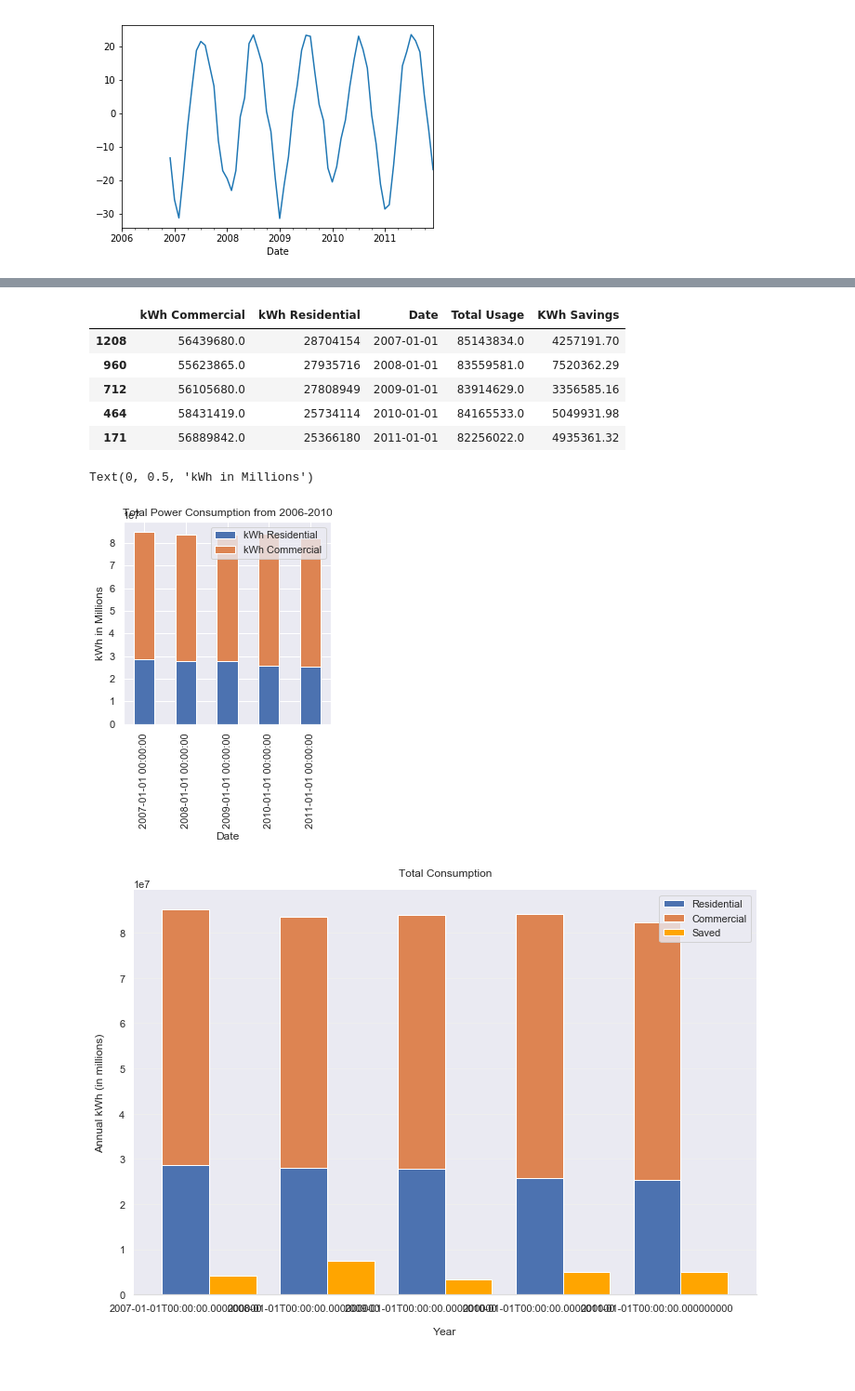
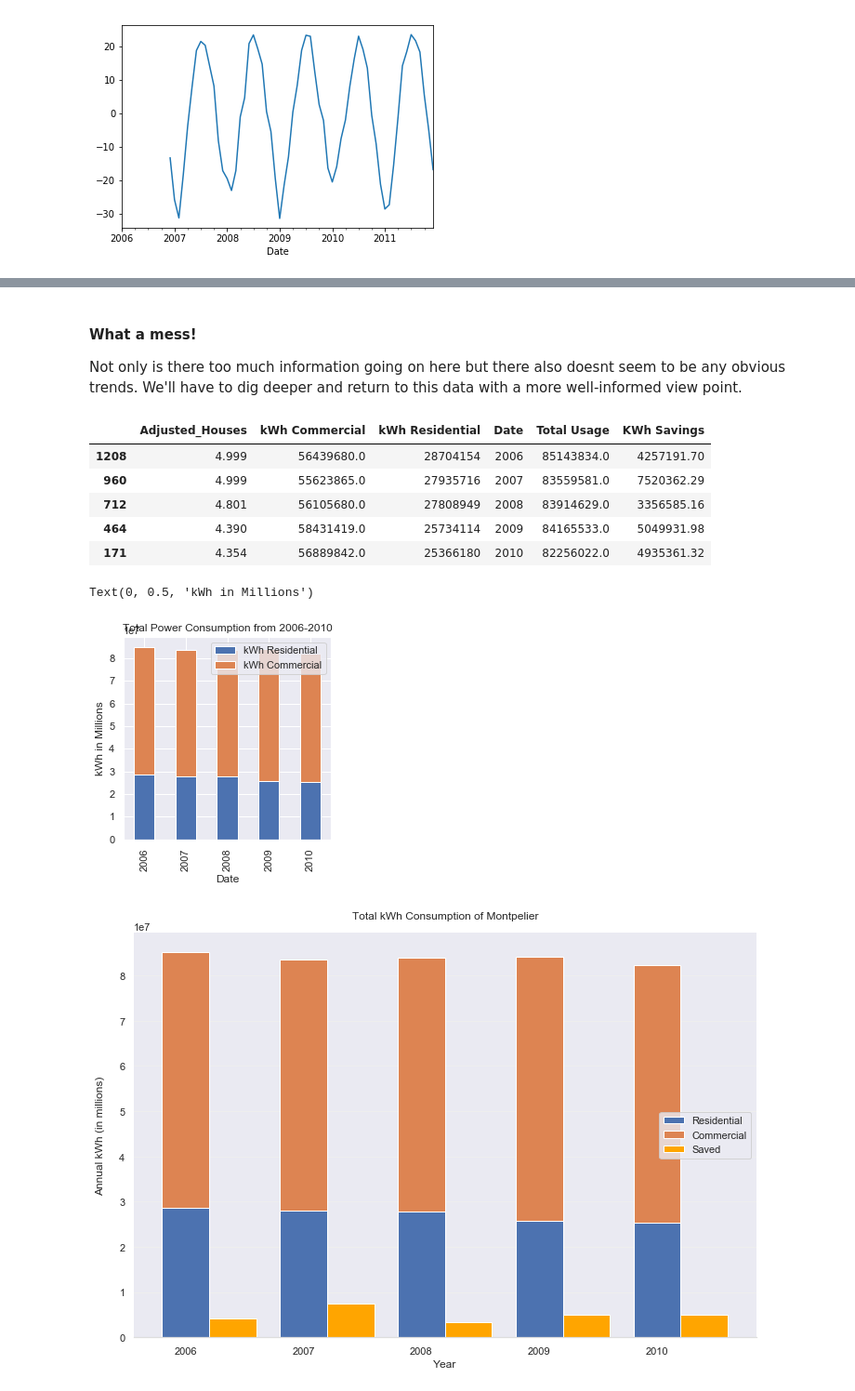
Before and after one commit to MarkEhler/VT_Energy_Analysis, a Jupyter notebook: burlington_energy.ipynb, the cells around one changed output, grey strips where cells are left out. Shown at 93% size. Cells and saved outputs as stored; diff of their text form; code cells hidden in the pictures.

```diff
--- a/burlington_energy.ipynb
+++ b/burlington_energy.ipynb
@@ -77,3 +70,7 @@ energy['Date'] = energy['Year'].apply(lambda x : x.split()[0])
+# %%
+# values are a summary of the previoius year.  To align properly with the weather data some transformations should done.
+energy['Date'] = energy['Year'].apply(lambda x : x.split()[0])
+energy['Date_'] = energy['Date'].apply(lambda x : int(x.split('/')[2]) - 1)
 # %%
 energy['Date'] = pd.to_datetime(energy['Date'])
 energy['%Savings_as_Float'] = energy['Savings as % of Usage'] * 0.01
@@ -134,3 +146,6 @@ joined_df.plot(figsize=(10,10));
+# %% [markdown]
+#### What a mess!
+Not only is there too much information going on here but there also doesnt seem to be any obvious trends.  We'll have to dig deeper and return to this data with a more well-informed view point.
 # %%
 # things id like to know
 # temp should be on a more sensitive scale / 10
@@ -144,9 +159,10 @@ joined_df.plot(figsize=(10,10));
 # group bars to show percent saved alongside
 sns.set()
 consumption = pd.DataFrame()
+consumption['Adjusted_Houses'] = energy['Number of Households']/1000
 consumption['kWh Commercial'] = energy['kWh Usage: Commercial']
 consumption['kWh Residential'] = energy['kWh Usage: Residential']
-consumption['Date'] = energy['Date']
+consumption['Date'] = energy['Date_']
 
 total_consumption = consumption.apply(lambda x: (x['kWh Commercial'] + x['kWh Residential']), axis=1)
 savings = total_consumption * energy['%Savings_as_Float']
@@ -156,52 +172,54 @@ consumption = consumption[::-1]
 
 consumption.head()
 # %% [output]
-|  | kWh Commercial | kWh Residential | Date | Total Usage | KWh Savings |
-| 1208 | 56439680.0 | 28704154 | 2007-01-01 | 85143834.0 | 4257191.70 |
-| 960 | 55623865.0 | 27935716 | 2008-01-01 | 83559581.0 | 7520362.29 |
-| 712 | 56105680.0 | 27808949 | 2009-01-01 | 83914629.0 | 3356585.16 |
-| 464 | 58431419.0 | 25734114 | 2010-01-01 | 84165533.0 | 5049931.98 |
-| 171 | 56889842.0 | 25366180 | 2011-01-01 | 82256022.0 | 4935361.32 |
+|  | Adjusted_Houses | kWh Commercial | kWh Residential | Date | Total Usage | KWh Savings |
+| 1208 | 4.999 | 56439680.0 | 28704154 | 2006 | 85143834.0 | 4257191.70 |
+| 960 | 4.999 | 55623865.0 | 27935716 | 2007 | 83559581.0 | 7520362.29 |
+| 712 | 4.801 | 56105680.0 | 27808949 | 2008 | 83914629.0 | 3356585.16 |
+| 464 | 4.390 | 58431419.0 | 25734114 | 2009 | 84165533.0 | 5049931.98 |
+| 171 | 4.354 | 56889842.0 | 25366180 | 2010 | 82256022.0 | 4935361.32 |
 # %%
 ax = consumption.loc[:,['kWh Residential', 'kWh Commercial', 'Date']].set_index('Date').plot(kind='bar', stacked=True, title='Total Power Consumption from 2006-2010', figsize=(4,4))
 ax.set_ylabel('kWh in Millions')
 # %% [output]
 Text(0, 0.5, 'kWh in Millions')
-[figure, old version]
+[figure, new version]
 # %%
-# plot consumption
+# add population
 
 fig, ax = plt.subplots(figsize=(12, 8))
 x = np.arange(len(consumption.Date.unique()))
 
 # Define bar width. We'll use this to offset the second bar.
 bar_width = 0.4
-ind = np.arange(N)    # the x locations for the groups
+# ind = np.arange(N)    # the x locations for the groups
 
 b1 = ax.bar(x, consumption['kWh Residential'], bar_width)
 b2 = ax.bar(x, consumption['kWh Commercial'], bar_width,
              bottom=consumption['kWh Residential'])
+# b4 = ax.plot(energy['Number of Households'])
 
 ax.set_ylabel('Annual kWh (in millions)', labelpad=15)
-ax.set_title('Total Consumption', pad=15)
-ax.set_xlabel('Year', labelpad=15)
+ax.set_title('Total kWh Consumption of Montpelier', pad=15)
 ax.set_xticks(x)
 ax.set_xticklabels(consumption.Date.unique())
-ax.legend((b1[0], b2[0], b3[0]), ('Residential', 'Commercial', 'Saved'), loc='best')
+ax.set_xlabel('Year')
 
 # Axis styling.
 ax.spines['top'].set_visible(False)
 ax.spines['right'].set_visible(False)
 ax.spines['left'].set_visible(False)
 ax.spines['bottom'].set_color('#DDDDDD')
 ax.tick_params(bottom=False, left=False)
 ax.set_axisbelow(True)
 ax.yaxis.grid(True, color='#EEEEEE')
 ax.xaxis.grid(False)
 
 
 b3 = ax.bar(x + bar_width, consumption['KWh Savings'],
             width=bar_width, color = 'orange')
+ax.legend((b1[0], b2[0], b3[0]), ('Residential', 'Commercial', 'Saved'), loc='right')
+plt.savefig('Montpelier_energy_consumption.png')
 plt.show()
 # %% [output]
-[figure, old version]
+[figure, new version]
```
Also changed, not shown: parts of 28 cells of this notebook, 2 other files.
